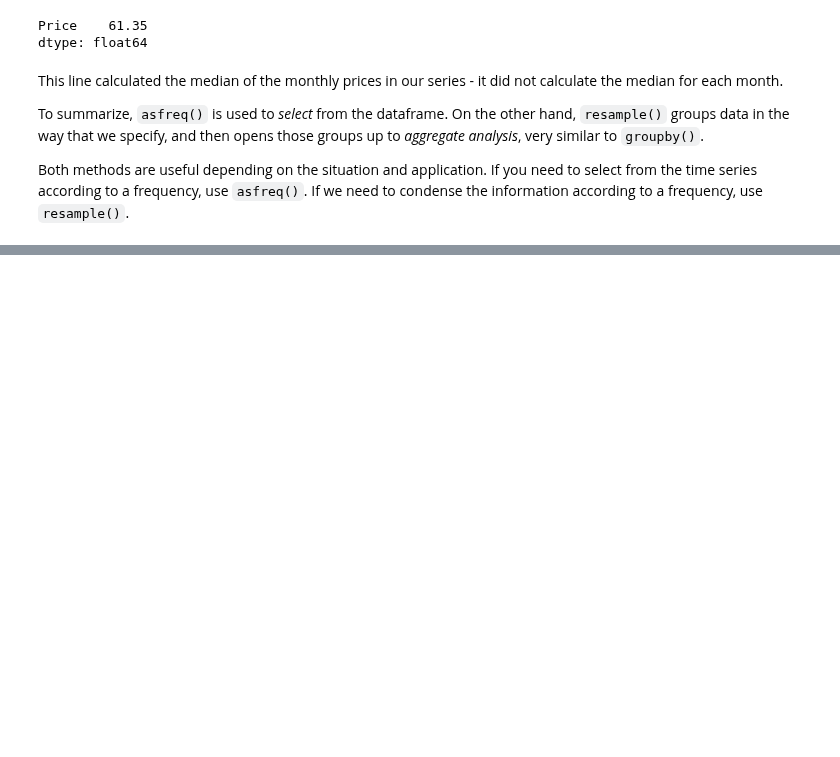
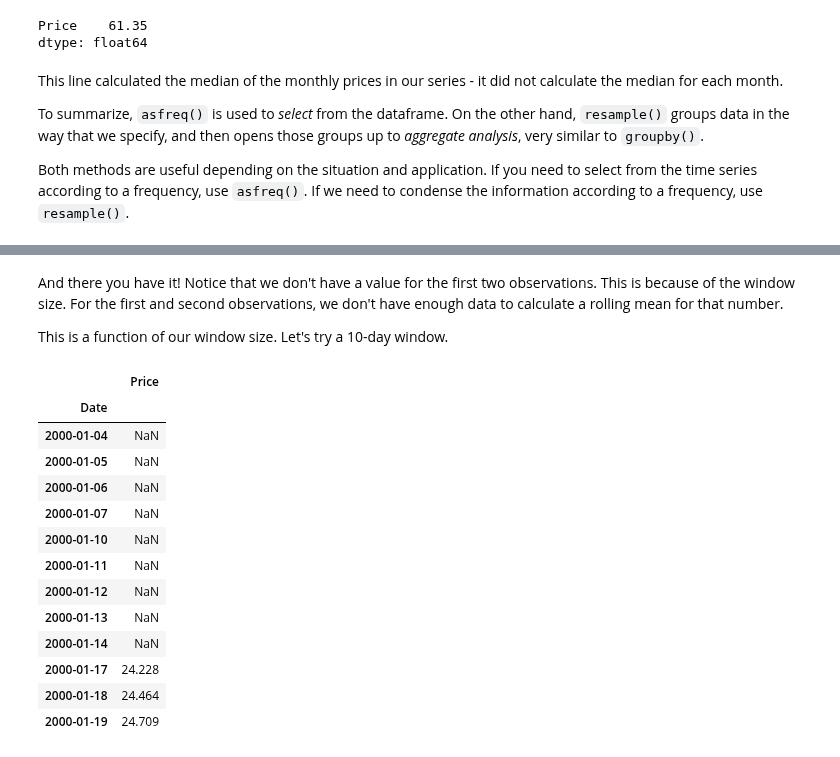
Before and after one commit to jgabunilas/pandas-bootcamp, a Jupyter notebook: Section10_Handling_Date_and_Time/Section10_Handling_Date_and_Time.ipynb, the cells around one changed output, grey strips where cells are left out. Cells and saved outputs as stored; diff of their text form; code cells hidden in the pictures; blank space fills up the shorter version.

```diff
--- a/Section10_Handling_Date_and_Time/Section10_Handling_Date_and_Time.ipynb
+++ b/Section10_Handling_Date_and_Time/Section10_Handling_Date_and_Time.ipynb
@@ -1614,0 +1663,21 @@ Both methods are useful depending on the situation and application. If you need
+# %% [markdown]
+And there you have it! Notice that we don't have a value for the first two observations. This is because of the window size. For the first and second observations, we don't have enough data to calculate a rolling mean for that number.
+
+This is a function of our window size. Let's try a 10-day window.
+# %%
+brent.rolling(10).mean().head(12)
+# %% [output]
+|  | Price |
+| Date |  |
+| 2000-01-04 | NaN |
+| 2000-01-05 | NaN |
+| 2000-01-06 | NaN |
+| 2000-01-07 | NaN |
+| 2000-01-10 | NaN |
+| 2000-01-11 | NaN |
+| 2000-01-12 | NaN |
+| 2000-01-13 | NaN |
+| 2000-01-14 | NaN |
+| 2000-01-17 | 24.228 |
+| 2000-01-18 | 24.464 |
+| 2000-01-19 | 24.709 |
```
Also changed, not shown: parts of 43 cells of this notebook, 1 other file.
